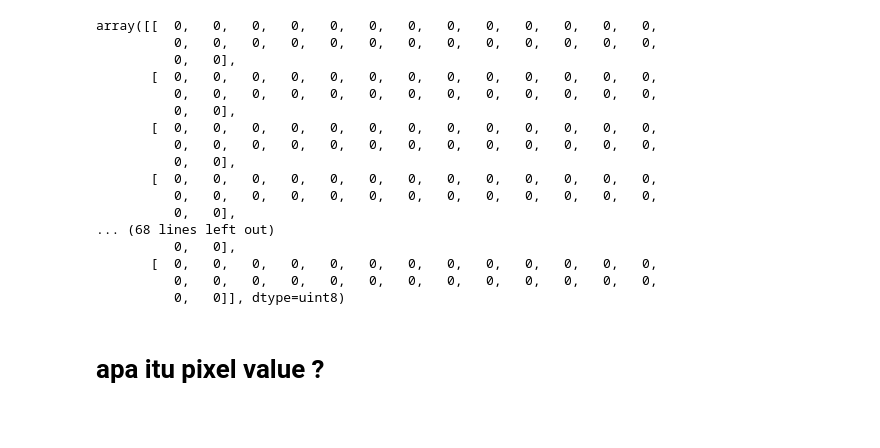
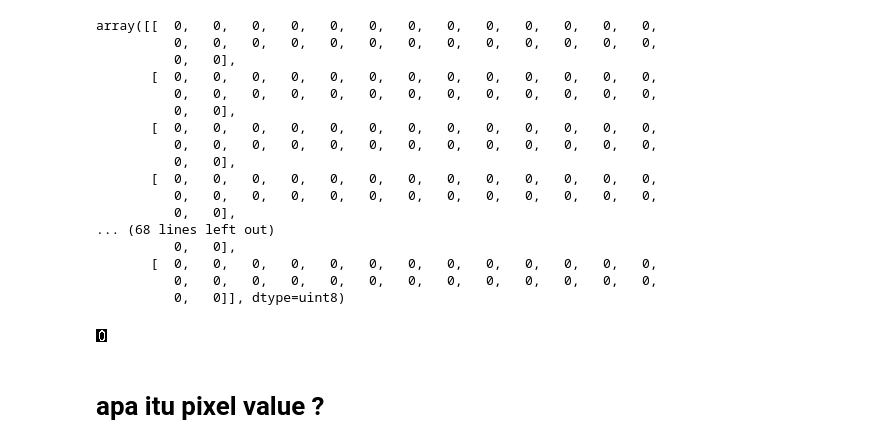
Before and after one commit to FransiscoReadyPermana/unstructured_data, a Jupyter notebook: 11 - Image Data/Part 1 - Digital Image.ipynb, the cells around one changed output. Saved outputs shown, nothing was run; the diff lists cells and outputs as text; code cells hidden in the pictures; blank space fills up the shorter version.

```diff
--- a/11 - Image Data/Part 1 - Digital Image.ipynb
+++ b/11 - Image Data/Part 1 - Digital Image.ipynb
@@ -45,6 +45,10 @@ array([[  0,   0,   0,   0,   0,   0,   0,   0,   0,   0,   0,   0,   0,
        [  0,   0,   0,   0,   0,   0,   0,   0,   0,   0,   0,   0,   0,
           0,   0,   0,   0,   0,   0,   0,   0,   0,   0,   0,   0,   0,
           0,   0]], dtype=uint8)
+# %%
+Image.open("assets/zero_13x11.jpg")
+# %% [output]
+[figure, added]
 # %% [markdown]
 # apa itu pixel value ?
 # %%
```
Also changed, not shown: parts of 11 cells of this notebook, 3 other files.
